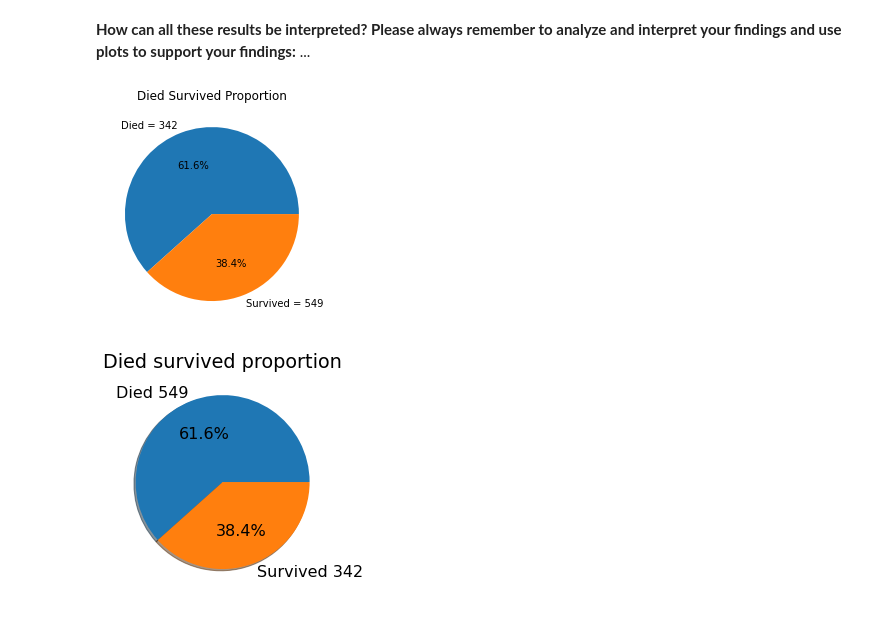
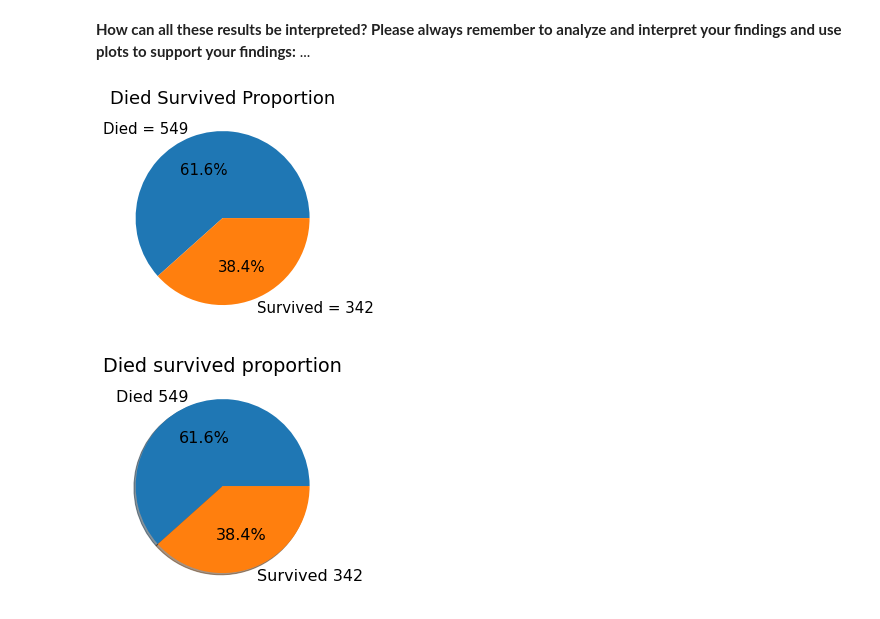
Before and after one commit to cpinzonme/MetNumUN2022II, a Jupyter notebook: Quiz3/cpinzonme_Quiz3.ipynb, the cells around one changed output. Saved outputs shown, nothing was run; the diff lists cells and outputs as text; code cells hidden in the pictures.

```diff
--- a/Quiz3/cpinzonme_Quiz3.ipynb
+++ b/Quiz3/cpinzonme_Quiz3.ipynb
@@ -696,21 +696,21 @@ import matplotlib.pyplot as plt
 # %%
 import matplotlib.pyplot as plt
 
 total = titanic['Survived'].count()
-died = titanic['Survived'].sum()
+died=(len(titanic['PassengerId'])-titanic['Survived'].sum())
 survived = total - died
 title = 'Died Survived Proportion'
 labels = (f'Died = {died}', f'Survived = {survived}')
-sizes = [survived, died]
+sizes = [died, survived]
 explode = (0, 0.1)
 fig1, ax1 = plt.subplots()
 ax1.pie(sizes, labels=labels, autopct='%1.1f%%', startangle=0)
 ax1.set_title(title)
 
 
 plt.show()
 # %% [output]
-[figure, old version]
+[figure, new version]
 # %%
 # %% [output]
 [figure]
```
Also changed, not shown: parts of 2 cells of this notebook.
